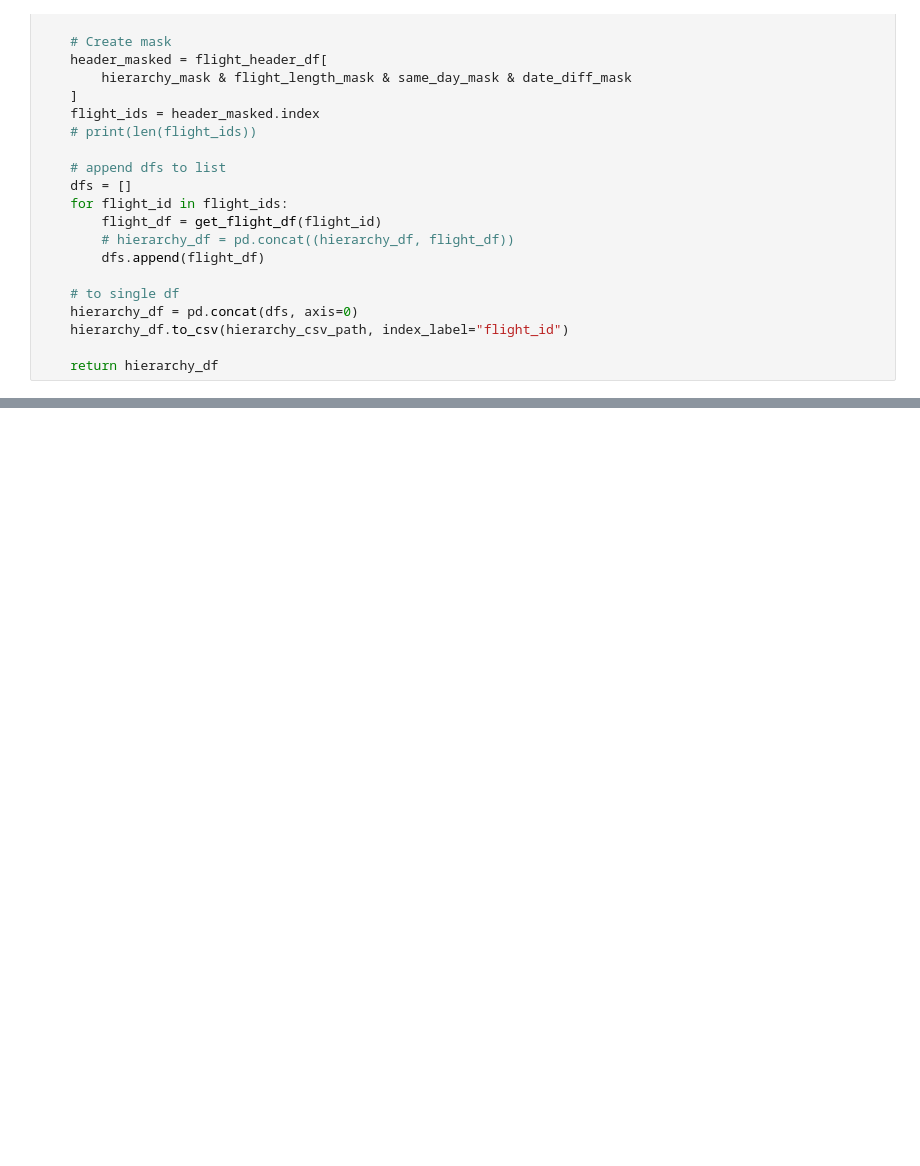
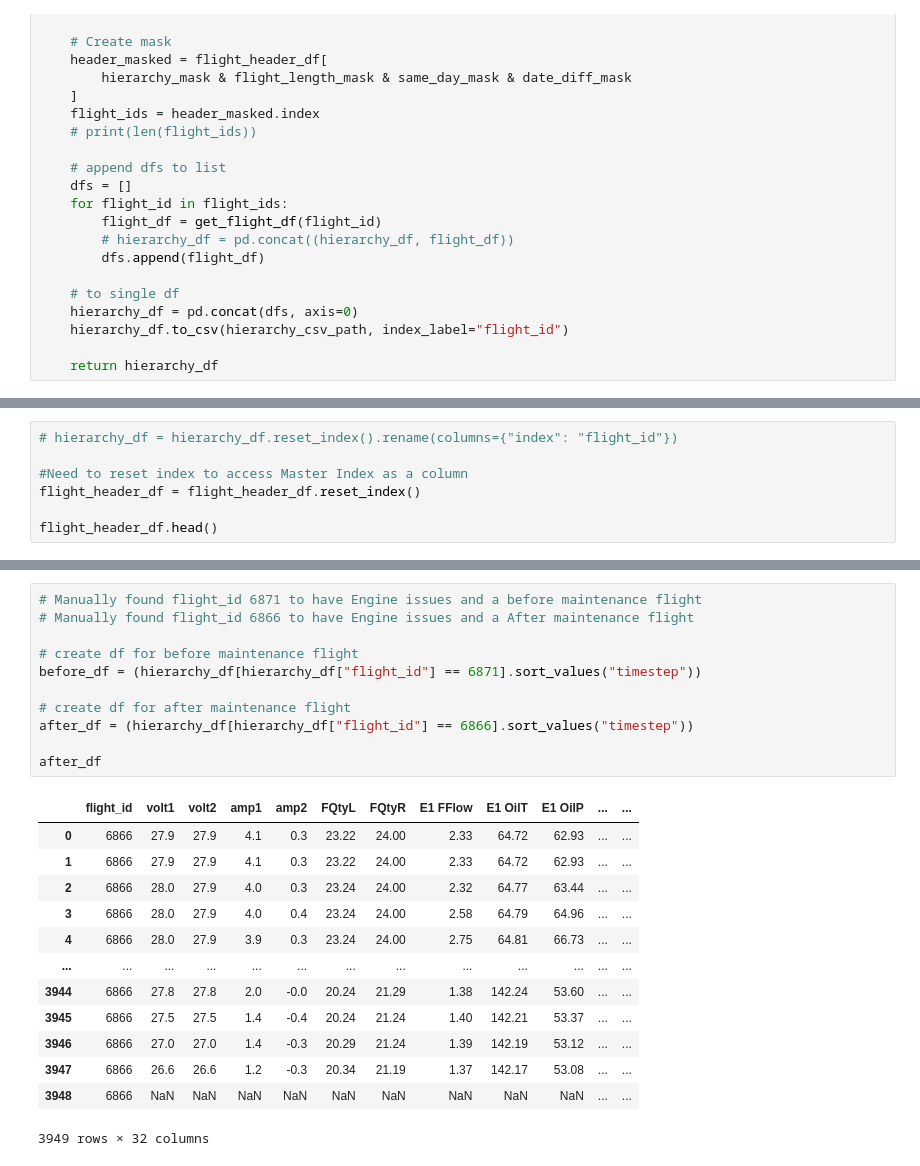
Before and after one commit to 4garriga/flights, a Jupyter notebook: src/eda.ipynb, the cells around one changed output, grey strips where cells are left out. Cells and saved outputs as stored; diff of their text form; blank space fills up the shorter version.

```diff
--- a/src/eda.ipynb
+++ b/src/eda.ipynb
@@ -508,0 +520,7 @@ plt.scatter(hierarchy_df.loc[flight_mask, "timestep"], hierarchy_df.loc[flight_m
+# %%
+# hierarchy_df = hierarchy_df.reset_index().rename(columns={"index": "flight_id"})
+
+#Need to reset index to access Master Index as a column
+flight_header_df = flight_header_df.reset_index()
+
+flight_header_df.head()
@@ -508,0 +654,25 @@ plt.scatter(hierarchy_df.loc[flight_mask, "timestep"], hierarchy_df.loc[flight_m
+# %%
+# Manually found flight_id 6871 to have Engine issues and a before maintenance flight
+# Manually found flight_id 6866 to have Engine issues and a After maintenance flight
+
+# create df for before maintenance flight
+before_df = (hierarchy_df[hierarchy_df["flight_id"] == 6871].sort_values("timestep"))
+
+# create df for after maintenance flight
+after_df = (hierarchy_df[hierarchy_df["flight_id"] == 6866].sort_values("timestep"))
+
+after_df
+# %% [output]
+|  | flight_id | volt1 | volt2 | amp1 | amp2 | FQtyL | FQtyR | E1 FFlow | E1 OilT | E1 OilP | ... | ... |
+| 0 | 6866 | 27.9 | 27.9 | 4.1 | 0.3 | 23.22 | 24.00 | 2.33 | 64.72 | 62.93 | ... | ... |
+| 1 | 6866 | 27.9 | 27.9 | 4.1 | 0.3 | 23.22 | 24.00 | 2.33 | 64.72 | 62.93 | ... | ... |
+| 2 | 6866 | 28.0 | 27.9 | 4.0 | 0.3 | 23.24 | 24.00 | 2.32 | 64.77 | 63.44 | ... | ... |
+| 3 | 6866 | 28.0 | 27.9 | 4.0 | 0.4 | 23.24 | 24.00 | 2.58 | 64.79 | 64.96 | ... | ... |
+| 4 | 6866 | 28.0 | 27.9 | 3.9 | 0.3 | 23.24 | 24.00 | 2.75 | 64.81 | 66.73 | ... | ... |
+| ... | ... | ... | ... | ... | ... | ... | ... | ... | ... | ... | ... | ... |
+| 3944 | 6866 | 27.8 | 27.8 | 2.0 | -0.0 | 20.24 | 21.29 | 1.38 | 142.24 | 53.60 | ... | ... |
+| 3945 | 6866 | 27.5 | 27.5 | 1.4 | -0.4 | 20.24 | 21.24 | 1.40 | 142.21 | 53.37 | ... | ... |
+| 3946 | 6866 | 27.0 | 27.0 | 1.4 | -0.3 | 20.29 | 21.24 | 1.39 | 142.19 | 53.12 | ... | ... |
+| 3947 | 6866 | 26.6 | 26.6 | 1.2 | -0.3 | 20.34 | 21.19 | 1.37 | 142.17 | 53.08 | ... | ... |
+| 3948 | 6866 | NaN | NaN | NaN | NaN | NaN | NaN | NaN | NaN | NaN | ... | ... |
+3949 rows × 32 columns
```
Also changed, not shown: parts of 20 cells of this notebook.
